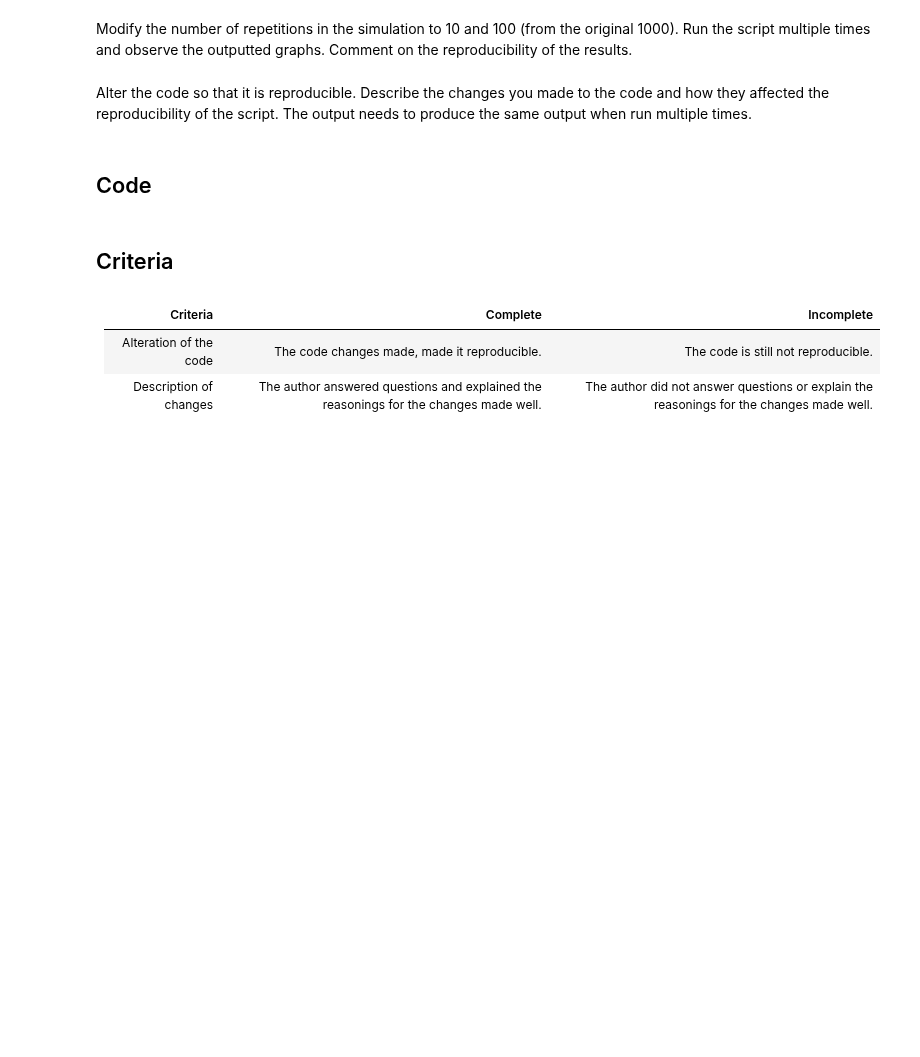
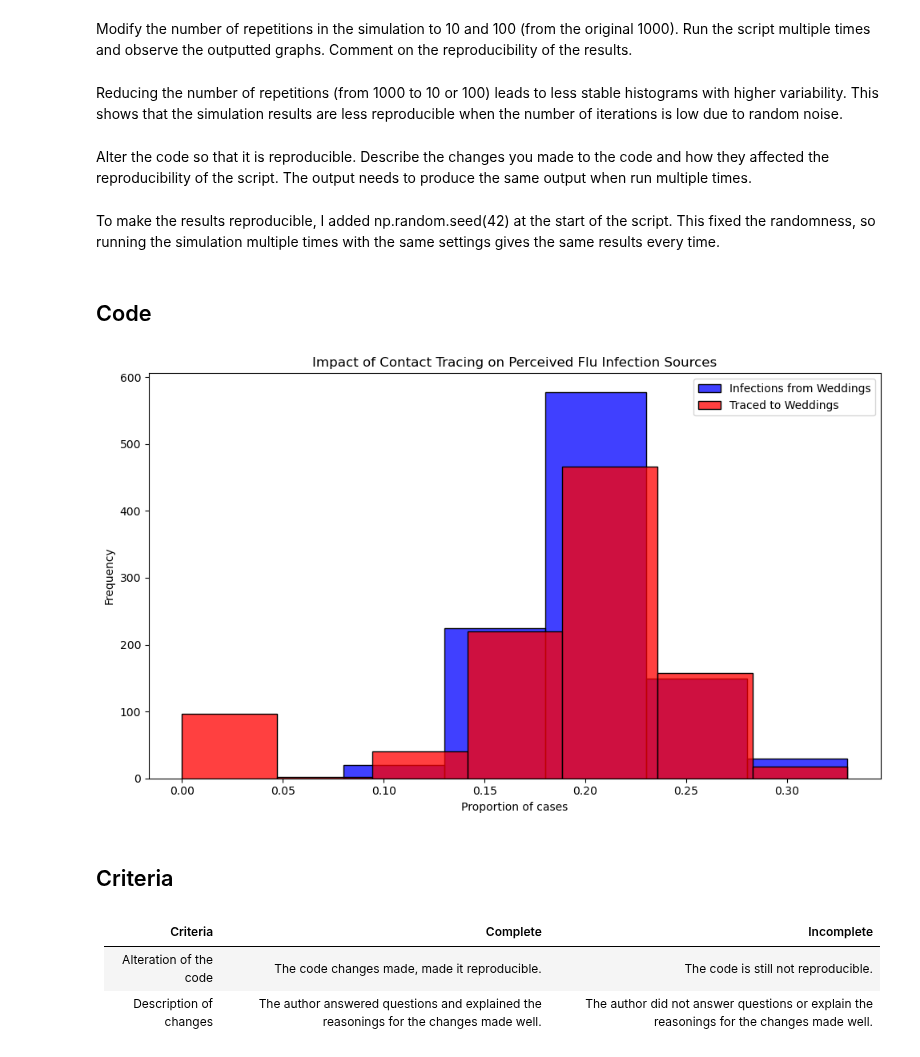
Before and after one commit to UofT-DSI/sampling, a Jupyter notebook: 02_activities/assignments/a1_sampling_and_reproducibility.ipynb, the cells around one changed output. Saved outputs shown, nothing was run; the diff lists cells and outputs as text; code cells hidden in the pictures; blank space fills up the shorter version.

```diff
--- a/02_activities/assignments/a1_sampling_and_reproducibility.ipynb
+++ b/02_activities/assignments/a1_sampling_and_reproducibility.ipynb
@@ -7,7 +14,11 @@ Examine the code below. Identify all stages at which sampling is occurring in th
 # %% [markdown]
 Modify the number of repetitions in the simulation to 10 and 100 (from the original 1000). Run the script multiple times and observe the outputted graphs. Comment on the reproducibility of the results.
+# %% [markdown]
+Reducing the number of repetitions (from 1000 to 10 or 100) leads to less stable histograms with higher variability. This shows that the simulation results are less reproducible when the number of iterations is low due to random noise.
 # %% [markdown]
 Alter the code so that it is reproducible. Describe the changes you made to the code and how they affected the reproducibility of the script. The output needs to produce the same output when run multiple times.
+# %% [markdown]
+To make the results reproducible, I added np.random.seed(42) at the start of the script. This fixed the randomness, so running the simulation multiple times with the same settings gives the same results every time.
 # %% [markdown]
 ## Code
 # %%
@@ -16,7 +27,7 @@ import pandas as pd
 import numpy as np
 import matplotlib.pyplot as plt
 import seaborn as sns
-
+np.random.seed(42)
 # Note: Suppressing FutureWarnings to maintain a clean output. This is specifically to ignore warnings about
 # deprecated features in the libraries we're using (e.g., 'use_inf_as_na' option in Pandas, used by Seaborn),
 # which we currently have no direct control over. This action is taken to ensure that our output remains
@@ -66,34 +77,38 @@ def simulate_event(m):
   # Secondary contact tracing based on event attendance
   event_trace_counts = ppl[ppl['traced'] == True]['event'].value_counts()
   events_traced = event_trace_counts[event_trace_counts >= SECONDARY_TRACE_THRESHOLD].index
   ppl.loc[ppl['event'].isin(events_traced) & ppl['infected'], 'traced'] = True
 
   # Calculate proportions of infections and traces attributed to each event type
   ppl['event_type'] = ppl['event'].str[0]  # 'w' for wedding, 'b' for brunch
   wedding_infections = sum(ppl['infected'] & (ppl['event_type'] == 'w'))
   brunch_infections = sum(ppl['infected'] & (ppl['event_type'] == 'b'))
   p_wedding_infections = wedding_infections / (wedding_infections + brunch_infections)
 
   wedding_traces = sum(ppl['infected'] & ppl['traced'] & (ppl['event_type'] == 'w'))
   brunch_traces = sum(ppl['infected'] & ppl['traced'] & (ppl['event_type'] == 'b'))
   p_wedding_traces = wedding_traces / (wedding_traces + brunch_traces)
 
   return p_wedding_infections, p_wedding_traces
 
 # Run the simulation 1000 times
-results = 1[simulate_event(m) for m in range(1000)]
+results = [simulate_event(m) for m in range(1000)]
 props_df = pd.DataFrame(results, columns=["Infections", "Traces"])
 
 # Plotting the results
 plt.figure(figsize=(10, 6))
 sns.histplot(props_df['Infections'], color="blue", alpha=0.75, binwidth=0.05, kde=False, label='Infections from Weddings')
 sns.histplot(props_df['Traces'], color="red", alpha=0.75, binwidth=0.05, kde=False, label='Traced to Weddings')
 plt.xlabel("Proportion of cases")
 plt.ylabel("Frequency")
 plt.title("Impact of Contact Tracing on Perceived Flu Infection Sources")
 plt.legend()
 plt.tight_layout()
 plt.show()
+results = [simulate_event(m) for m in range(1000)]
+results = [simulate_event(m) for m in range(10)]  # For 10 runs
+# %% [output]
+[figure, added]
 # %% [markdown]
 ## Criteria
 # %% [markdown]
```
Also changed, not shown: parts of 1 cell of this notebook.
